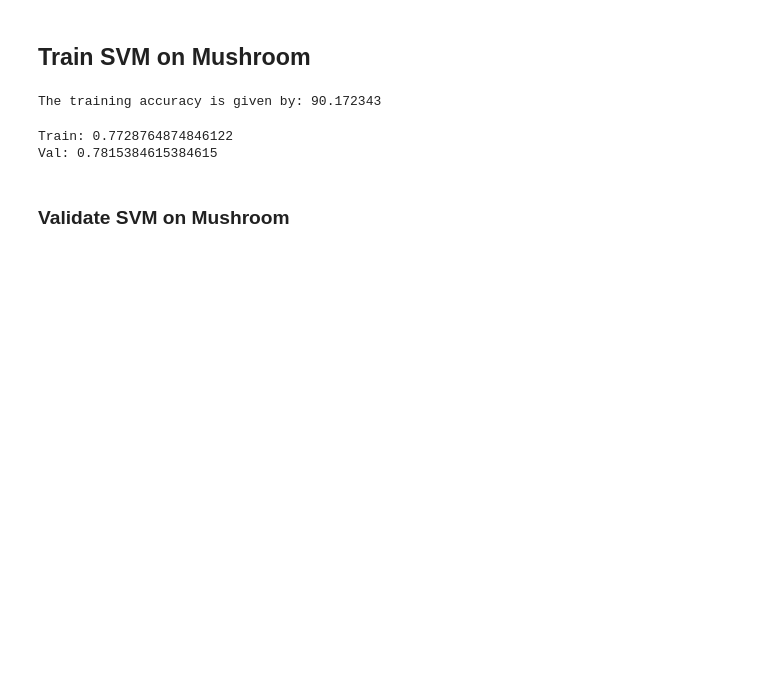
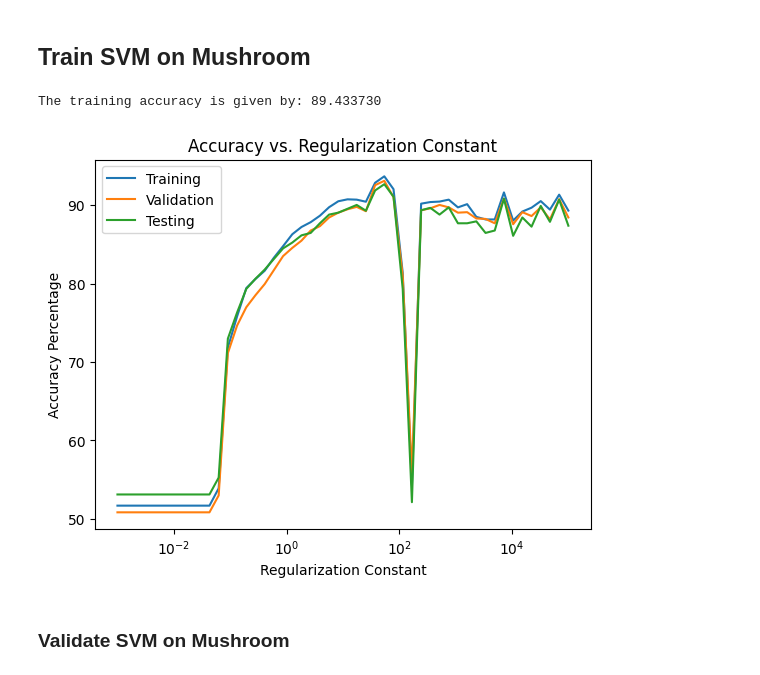
Before and after one commit to MatthewFreestone/COMP5630, a Jupyter notebook: Assignment6/SVM.ipynb, the cells around one changed output. Cells and saved outputs as stored; diff of their text form; code cells hidden in the pictures; blank space fills up the shorter version.

```diff
--- a/Assignment6/SVM.ipynb
+++ b/Assignment6/SVM.ipynb
@@ -66,7 +68,7 @@ The following code:
 ## Train SVM on Mushroom
 # %%
 lr = 0.001
-n_epochs = 10000
+n_epochs = 1000
 reg_const = 5
 N = y_train_MR.shape[0]
 # newX = np.append(np.ones(N).reshape(-1,1), X_train_MR, axis=1)
@@ -76,4 +78,4 @@ svm_MR.train(X_train_MR, y_train_MR)
 pred_svm = svm_MR.predict(X_train_MR)
 print('The training accuracy is given by: %f' % (get_acc(pred_svm, y_train_MR)))
 # %% [output]
-The training accuracy is given by: 90.172343
+The training accuracy is given by: 89.433730
@@ -86,8 +82,24 @@ scores = cross_val_score(clf, X_train_MR, y_train_MR, cv=5)
-# %%
-clf = SVC(kernel='linear', C=5, random_state=42, max_iter=n_epochs, gamma=lr)
-clf = clf.fit(X_train_MR, y_train_MR)
-print(f"Train: {clf.score(X_train_MR, y_train_MR)}")
-print(f"Val: {clf.score(X_val_MR, y_val_MR)}")
-# %% [output]
-Train: 0.7728764874846122
-Val: 0.7815384615384615
+# %%
+lr = 0.001
+n_epochs = 1000
+reg_consts = np.logspace(-3, 5, 50)
+models = [SVM(n_class_MR, lr, n_epochs, r) for r in reg_consts]
+for model in tqdm(models):
+    model.train(X_train_MR, y_train_MR)
+# %%
+Y_train = [get_acc(model.predict(X_train_MR),  y_train_MR) for model in models]
+Y_val = [get_acc(model.predict(X_val_MR),  y_val_MR) for model in models]
+Y_test = [get_acc(model.predict(X_test_MR),  y_test_MR) for model in models]
+fig = plt.figure()
+ax = fig.add_subplot(111)
+ax.plot(reg_consts, Y_train, label='Training')
+ax.plot(reg_consts, Y_val, label='Validation')
+ax.plot(reg_consts, Y_test, label='Testing')
+ax.set_xscale('log')
+ax.set_xlabel('Regularization Constant')
+ax.set_ylabel('Accuracy Percentage')
+ax.set_title('Accuracy vs. Regularization Constant')
+plt.legend()
+plt.show()
+# %% [output]
+[figure, added]
```
Also changed, not shown: parts of 5 cells of this notebook, 1 other file.
